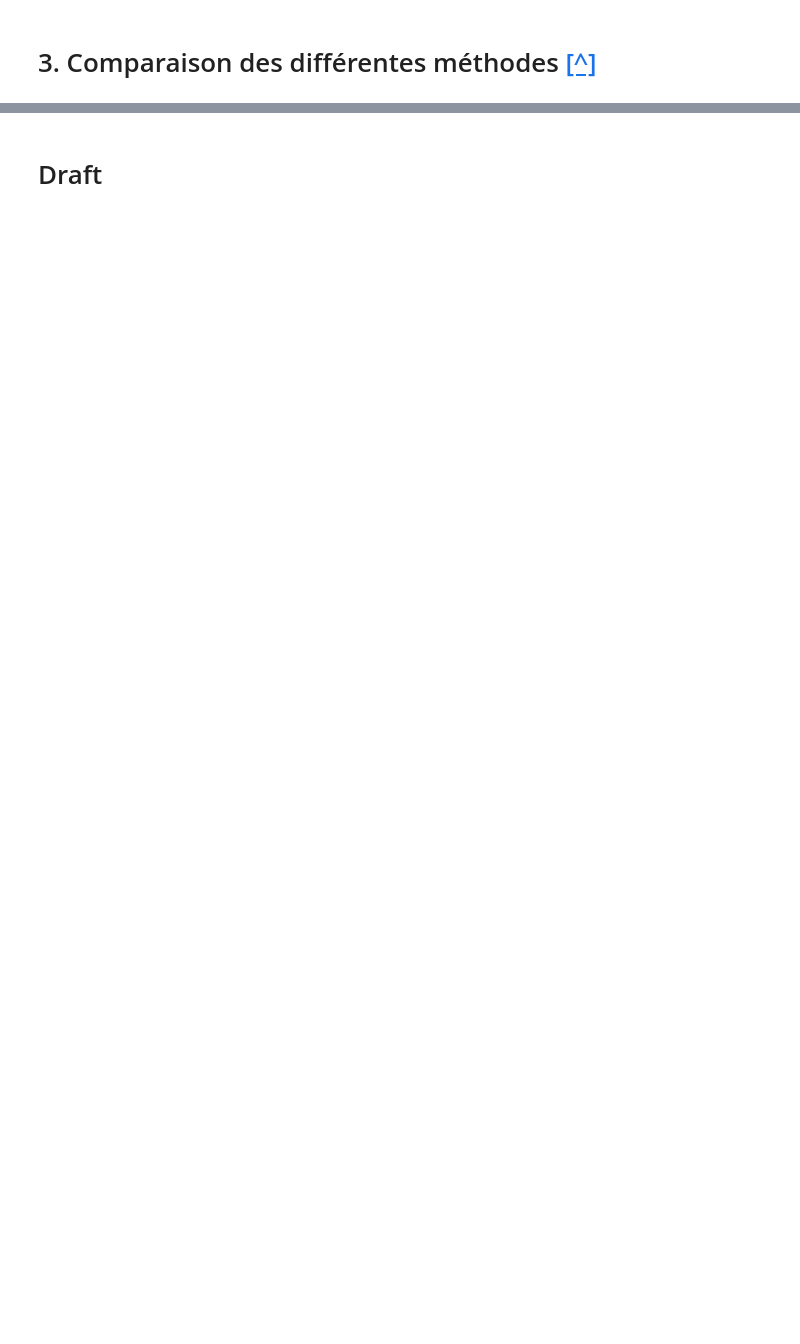
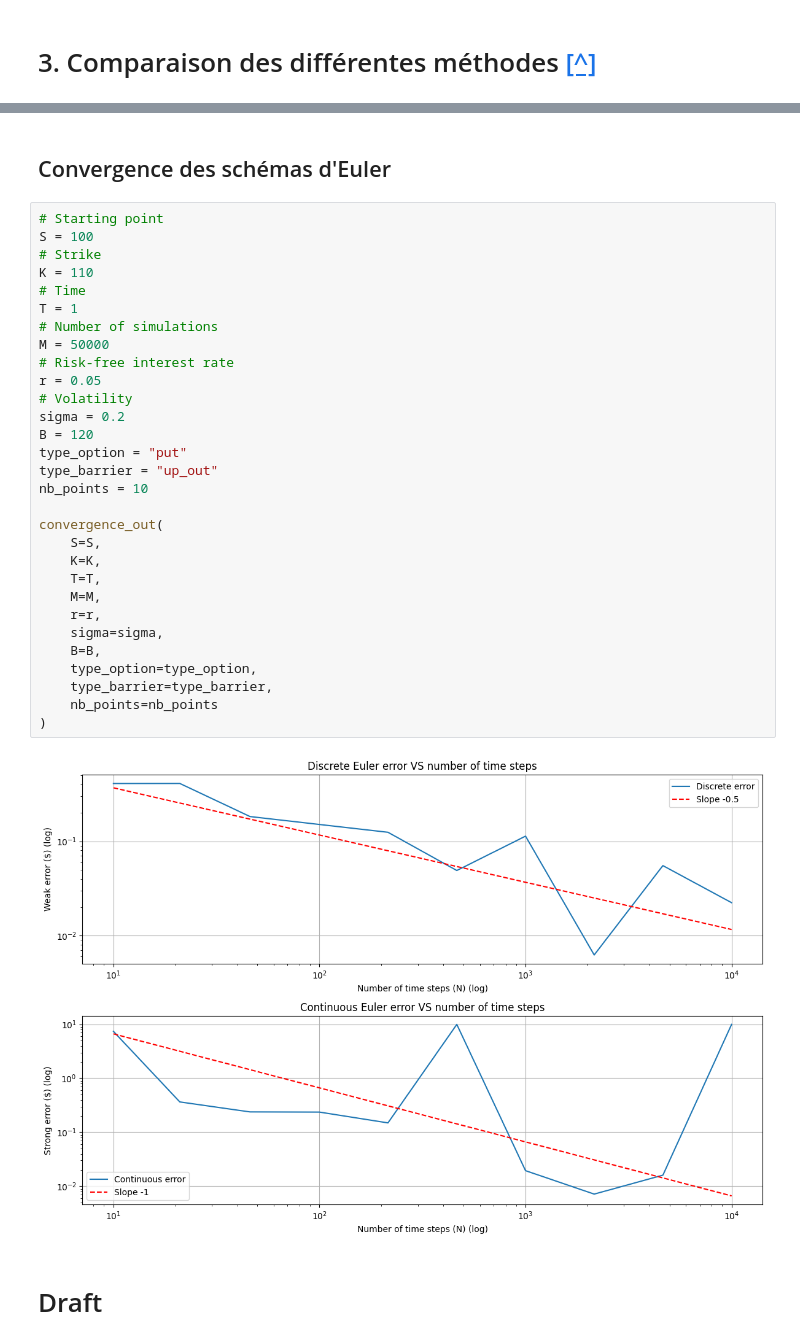
Before and after one commit to PierreArtigalaCS/MonteCarloM2MO, a Jupyter notebook: barrier_options.ipynb, the cells around one changed output, grey strips where cells are left out. Drawn from its saved outputs; the diff is of its cells as text; blank space fills up the shorter version.

```diff
--- a/barrier_options.ipynb
+++ b/barrier_options.ipynb
@@ -219,2 +219,36 @@ MC continuous: 9.885872041352032
+# %% [markdown]
+## Convergence des schémas d'Euler
+# %%
+# Starting point
+S = 100
+# Strike
+K = 110
+# Time
+T = 1
+# Number of simulations
+M = 50000
+# Risk-free interest rate
+r = 0.05
+# Volatility
+sigma = 0.2
+B = 120
+type_option = "put"
+type_barrier = "up_out"
+nb_points = 10
+
+convergence_out(
+    S=S,
+    K=K,
+    T=T,
+    M=M,
+    r=r,
+    sigma=sigma,
+    B=B,
+    type_option=type_option,
+    type_barrier=type_barrier,
+    nb_points=nb_points
+)
+# %% [output]
+[figure, added]
 # %% [markdown]
 # Draft
```
Also changed, not shown: parts of 4 cells of this notebook, 1 other file.
